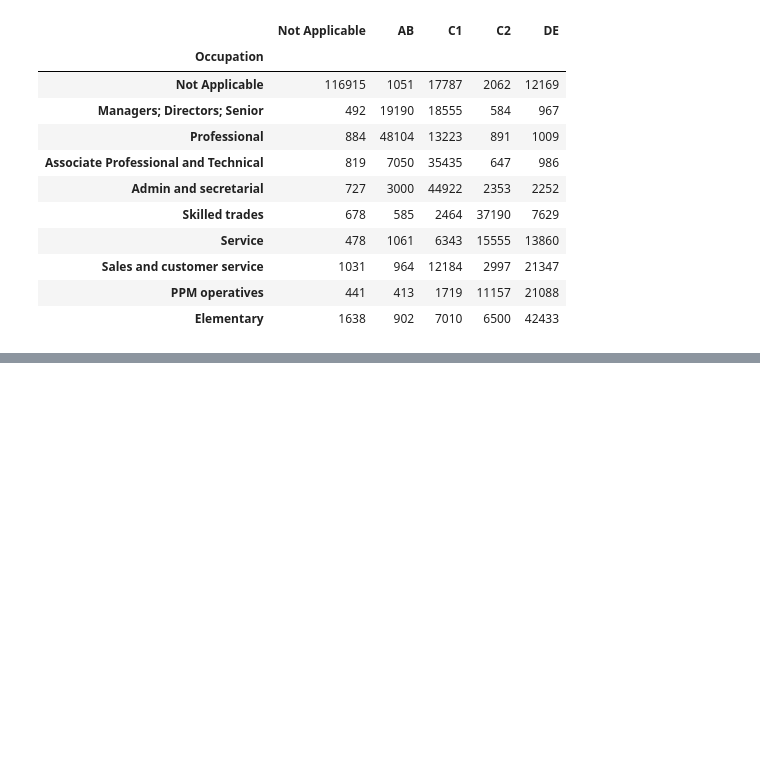
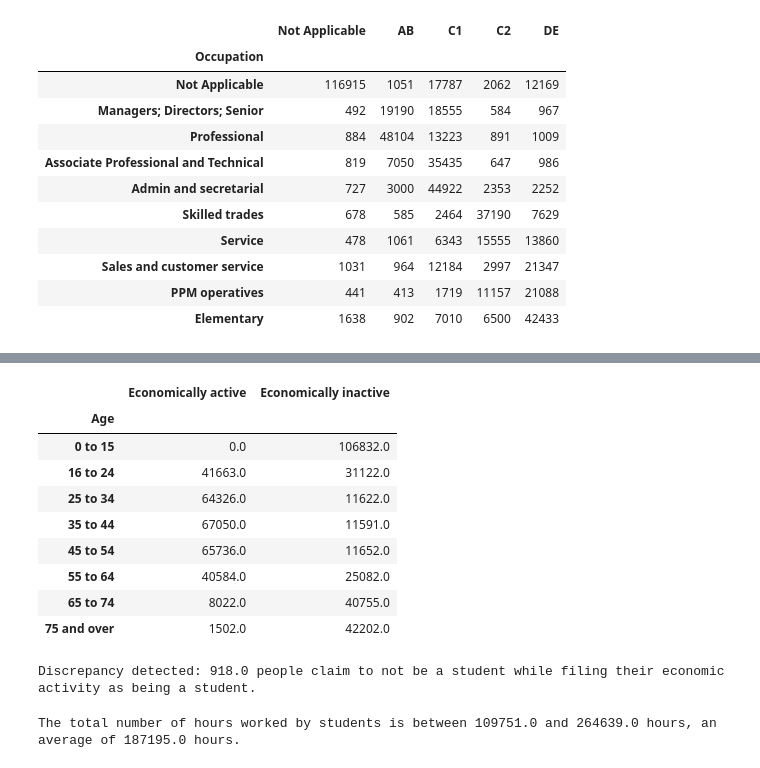
Before and after one commit to b0mbastik/PythonP2, a Jupyter notebook: analysis.ipynb, the cells around one changed output, grey strips where cells are left out. Drawn from its saved outputs; the diff is of its cells as text; code cells hidden in the pictures; blank space fills up the shorter version.

```diff
--- a/analysis.ipynb
+++ b/analysis.ipynb
@@ -131,0 +162,72 @@ dt2.set_index(vrow)
+# %%
+dt = df.groupby(['Age', 'Economic Activity'], observed=True)['Age'].value_counts().unstack('Economic Activity').fillna(0)
+vrow = vf.Age.dropna()
+vcolumn = vf['Economic Activity']
+dt2 = pd.DataFrame()
+dt = dt.set_index(vrow)
+i = 0
+for c in dt.columns:
+    dt2.insert(i, vcolumn[i], dt.get(c).tolist(), True)
+    i += 1
+
+dt2 = dt2.set_index(vrow)
+dt3 = pd.DataFrame()
+dt3.insert(0, "Economically active", dt2.drop(['Not Applicable', 'Retired', 'Student', 'Looking after home', 'Disabled', 'Other'], axis=1).sum(axis=1).tolist(), True)
+dt3.insert(1, "Economically inactive", dt2.drop(['Employee', 'Self-Employed', 'Unemployed', 'Full-time student'], axis=1).sum(axis=1).tolist(), True)
+dt3 = dt3.set_index(vrow)
+dt3
+# %% [output]
+|  | Economically active | Economically inactive |
+| Age |  |  |
+| 0 to 15 | 0.0 | 106832.0 |
+| 16 to 24 | 41663.0 | 31122.0 |
+| 25 to 34 | 64326.0 | 11622.0 |
+| 35 to 44 | 67050.0 | 11591.0 |
+| 45 to 54 | 65736.0 | 11652.0 |
+| 55 to 64 | 40584.0 | 25082.0 |
+| 65 to 74 | 8022.0 | 40755.0 |
+| 75 and over | 1502.0 | 42202.0 |
+# %%
+dt = df.groupby(['Student', 'Economic Activity'], observed=True)['Student'].value_counts().unstack('Economic Activity').fillna(0)
+vrow = vf.Student.dropna()
+vcolumn = vf['Economic Activity']
+dt2 = pd.DataFrame()
+dt = dt.set_index(vrow)
+i = 0
+for c in dt.columns:
+    dt2.insert(i, vcolumn[i], dt.get(c).tolist(), True)
+    i += 1
+
+dt2 = dt2.set_index(vrow)
+yesCount = dt2.drop(['No'])[['Not Applicable','Full-time student', 'Student']].sum().sum()
+actualYes = dt2.drop(['No']).sum().sum()
+if (actualYes != yesCount):
+    print(f"Discrepancy detected: {actualYes - yesCount} people claim to be a student but file themselves as being otherwise.")
+noCount = dt2.drop(['Yes'])[['Full-time student', 'Student']].sum().sum()
+if (noCount > 0):
+    print(f"Discrepancy detected: {noCount} people claim to not be a student while filing their economic activity as being a student.")
+# %% [output]
+Discrepancy detected: 918.0 people claim to not be a student while filing their economic activity as being a student.
+# %%
+dt = df.groupby(['Hours worked per week', 'Economic Activity'], observed=True)['Economic Activity'].value_counts().unstack('Economic Activity').fillna(0)
+vrow = vf['Hours worked per week'].dropna()
+vcolumn = vf['Economic Activity']
+dt2 = pd.DataFrame()
+dt = dt.set_index(vrow)
+i = 0
+for c in dt.columns:
+    dt2.insert(i, vcolumn[i], dt.get(c).tolist(), True)
+    i += 1
+
+low = studentHours.loc['15 or less'].sum().sum()
+med = studentHours.loc['16 to 30'].sum().sum()
+high = studentHours.loc['31 to 48'].sum().sum()
+very_high = studentHours.loc['49 or more'].sum().sum()
+
+dt2 = dt2.set_index(vrow)
+studentHours = dt2[['Full-time student', 'Student']]
+minHours = ((low * 1) + (med * 16) + (high * 31) + (very_high * 49))
+maxHours = ((low * 15) + (med * 30) + (high * 48) + (very_high * 60))
+print(f"The total number of hours worked by students is between {minHours} and {maxHours} hours, an average of {(minHours+maxHours)/2} hours.")
+# %% [output]
+The total number of hours worked by students is between 109751.0 and 264639.0 hours, an average of 187195.0 hours.
```
Also changed, not shown: parts of 1 cell of this notebook, 1 other file.
